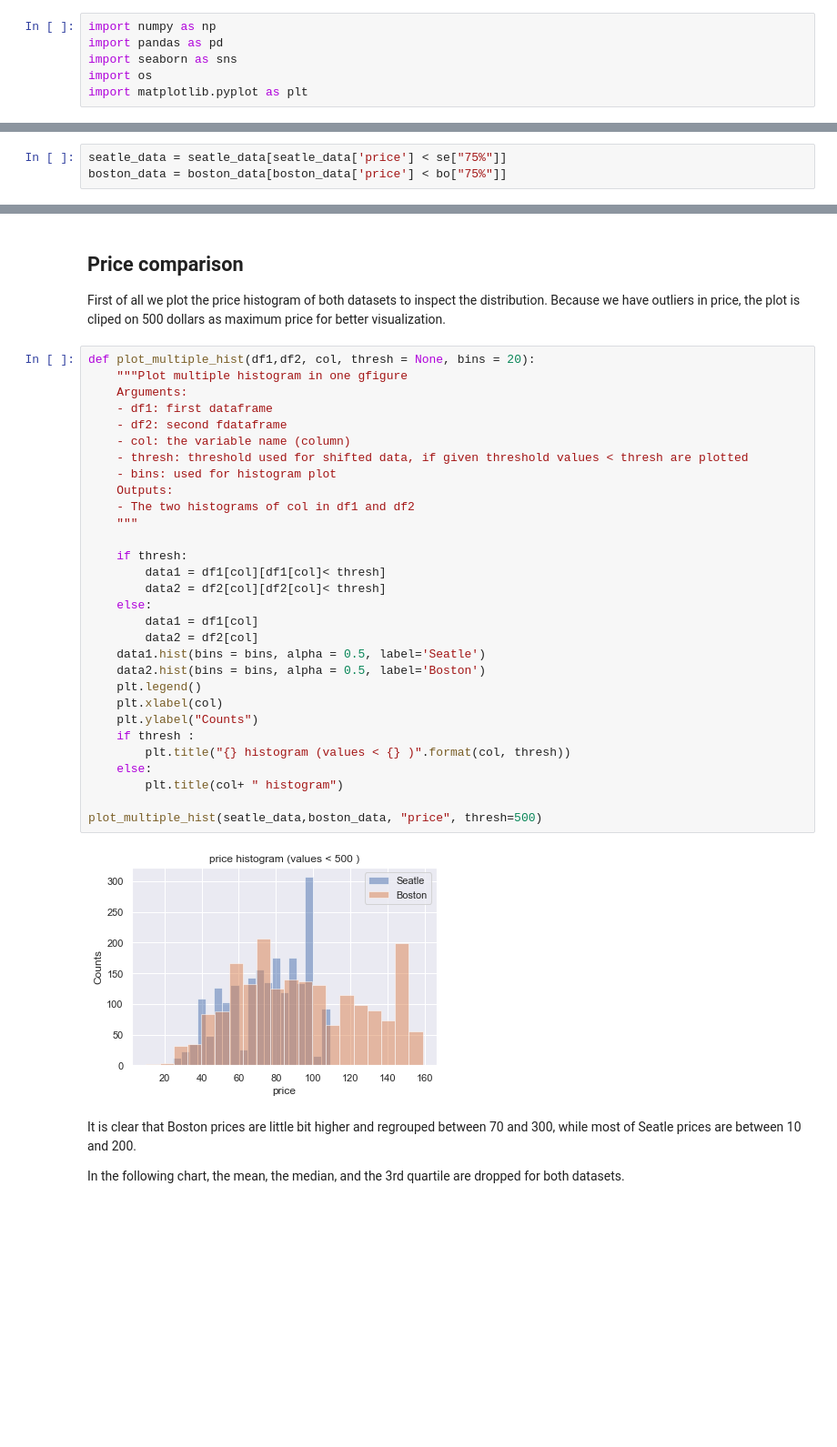
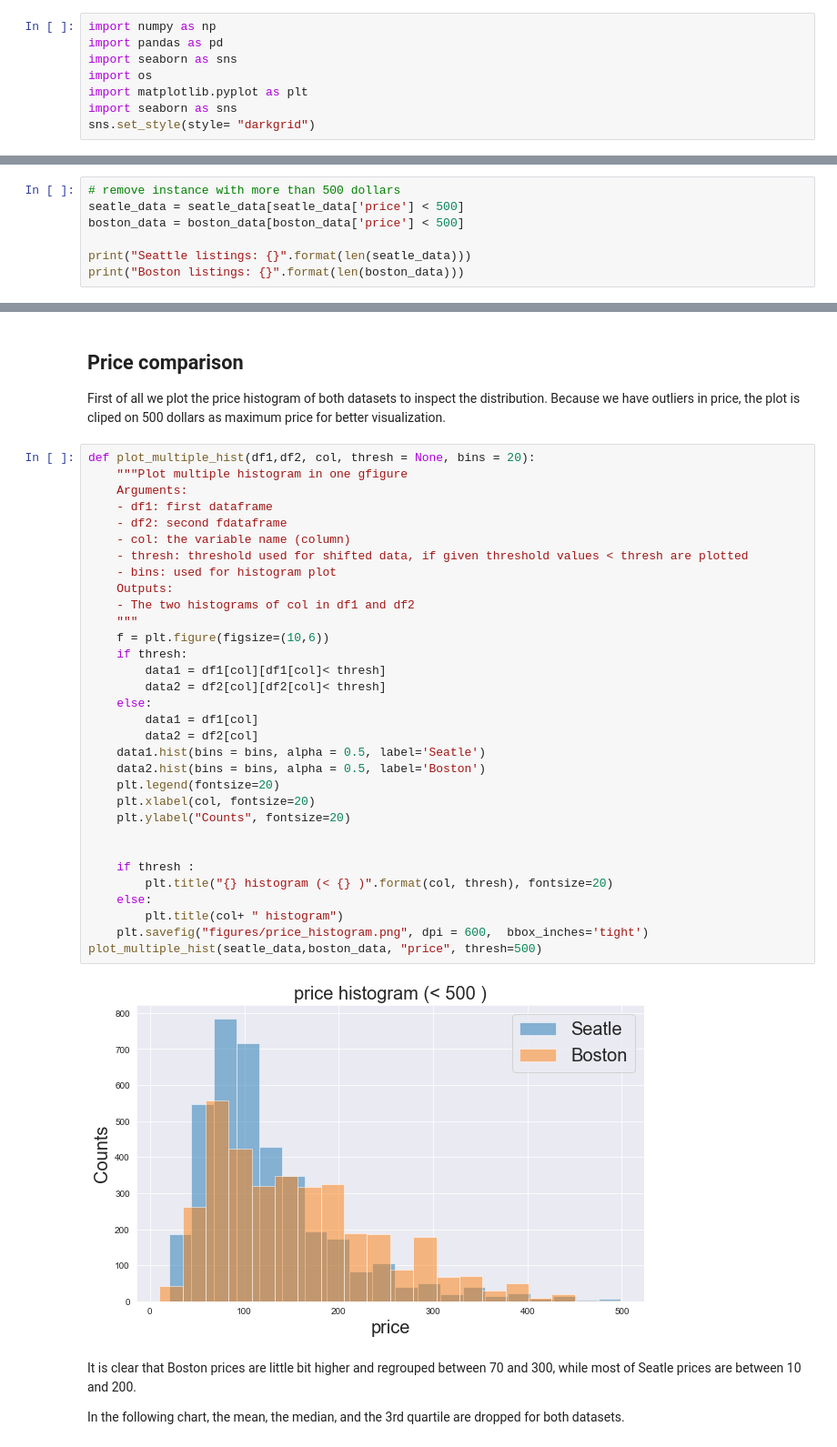
Before and after one commit to khaledbenag/Airbnb_price_prediction, a Jupyter notebook: Airbnb.ipynb, the cells around one changed output, grey strips where cells are left out. Shown at 91% size. Drawn from its saved outputs; the diff is of its cells as text; blank space fills up the shorter version.

Commit message:
update the notebook with more exploration data, and remove price prediction part

```diff
--- a/Airbnb.ipynb
+++ b/Airbnb.ipynb
@@ -8,6 +8,8 @@ import pandas as pd
 import seaborn as sns
 import os
 import matplotlib.pyplot as plt
+import seaborn as sns
+sns.set_style(style= "darkgrid")
 # %% [markdown]
 ### Load data
 # %%
@@ -104,6 +106,10 @@ seatle_data.dropna(subset=["price"], inplace=True)
 boston_data.dropna(subset=["price"], inplace=True)
 # %% [markdown]
 Remove outliers
-# %%
-seatle_data = seatle_data[seatle_data['price'] < se["75%"]]
-boston_data = boston_data[boston_data['price'] < bo["75%"]]
+# %%
+# remove instance with more than 500 dollars
+seatle_data = seatle_data[seatle_data['price'] < 500]
+boston_data = boston_data[boston_data['price'] < 500]
+
+print("Seattle listings: {}".format(len(seatle_data)))
+print("Boston listings: {}".format(len(boston_data)))
@@ -249,35 +258,37 @@ First of all we plot the price histogram of both datasets to inspect the distrib
 # %%
 def plot_multiple_hist(df1,df2, col, thresh = None, bins = 20):
     """Plot multiple histogram in one gfigure
     Arguments:
     - df1: first dataframe
     - df2: second fdataframe
     - col: the variable name (column)
     - thresh: threshold used for shifted data, if given threshold values < thresh are plotted
     - bins: used for histogram plot
     Outputs:
     - The two histograms of col in df1 and df2
     """
-
+    f = plt.figure(figsize=(10,6))
     if thresh:
         data1 = df1[col][df1[col]< thresh]
         data2 = df2[col][df2[col]< thresh]
     else:
         data1 = df1[col]
         data2 = df2[col]
     data1.hist(bins = bins, alpha = 0.5, label='Seatle')
     data2.hist(bins = bins, alpha = 0.5, label='Boston')
-    plt.legend()
-    plt.xlabel(col)
-    plt.ylabel("Counts")
+    plt.legend(fontsize=20)
+    plt.xlabel(col, fontsize=20)
+    plt.ylabel("Counts", fontsize=20)
+
+
     if thresh :
-        plt.title("{} histogram (values < {} )".format(col, thresh))
+        plt.title("{} histogram (< {} )".format(col, thresh), fontsize=20)
     else:
         plt.title(col+ " histogram")
-
+    plt.savefig("figures/price_histogram.png", dpi = 600,  bbox_inches='tight')
 plot_multiple_hist(seatle_data,boston_data, "price", thresh=500)
 # %% [output]
-[figure, old version]
+[figure, new version]
 # %% [markdown]
 It is clear that Boston prices are little bit higher and regrouped between 70  and 300, while most of Seatle prices are between 10 and 200.
 
```
Also changed, not shown: parts of 62 cells of this notebook, 19 other files.
